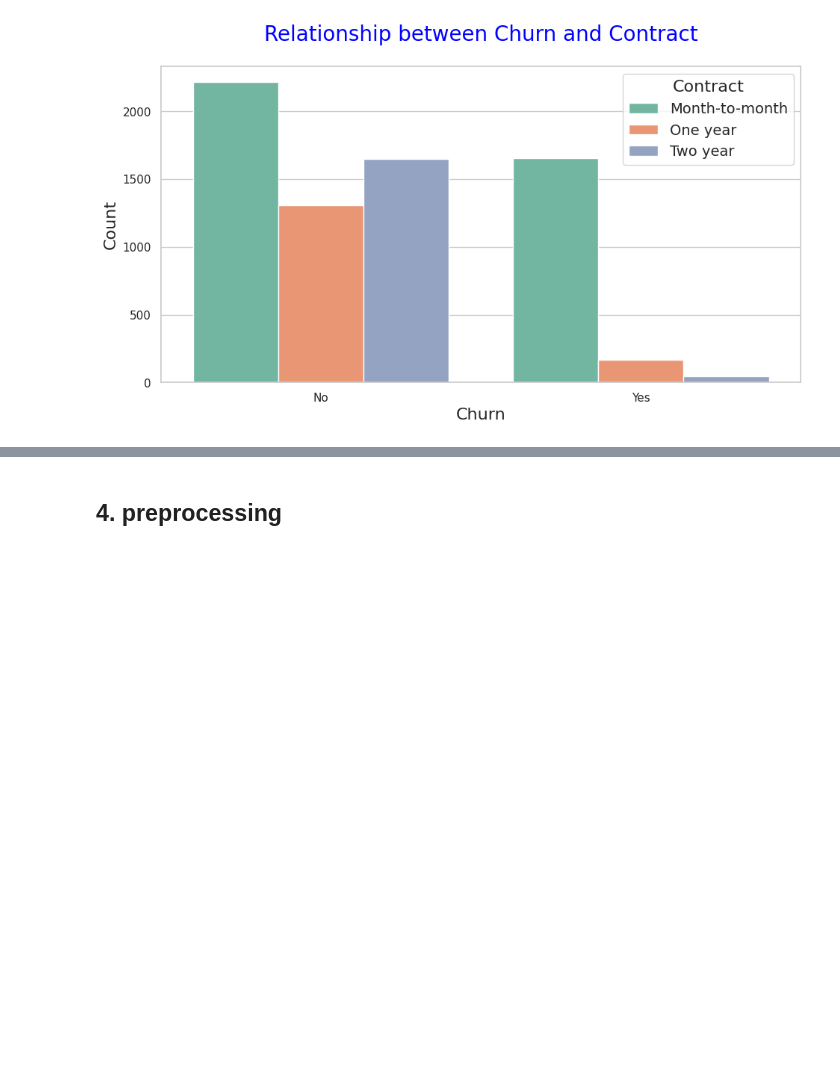
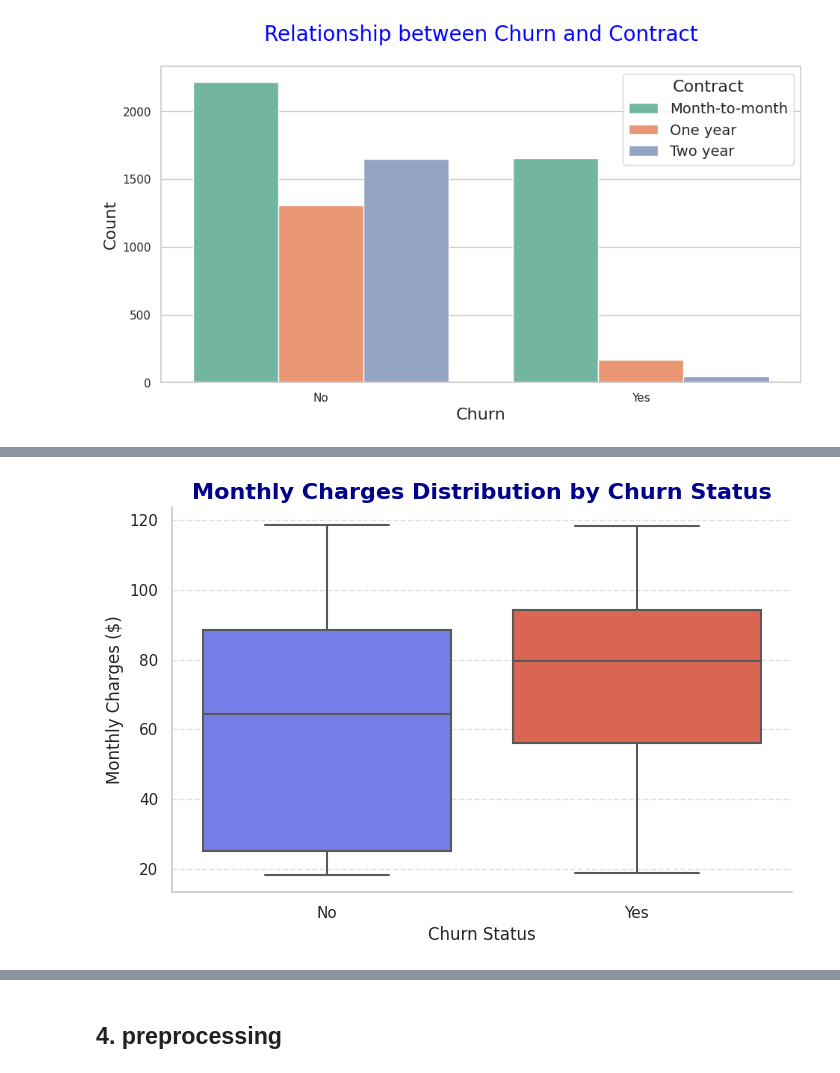
Before and after one commit to ALIADE1/150-Interview-LeetCode, a Jupyter notebook: customer-churn-prediction.ipynb, the cells around one changed output, grey strips where cells are left out. Cells and saved outputs as stored; diff of their text form; code cells hidden in the pictures; blank space fills up the shorter version.

```diff
--- a/customer-churn-prediction.ipynb
+++ b/customer-churn-prediction.ipynb
@@ -300,3 +260,22 @@ fig.show()
+# %%
+plt.figure(figsize=(8, 5))
+
+sns.boxplot(
+    data=df,
+    x="Churn",
+    y="MonthlyCharges",
+    palette={"No": "#636EFA", "Yes": "#EF553B"}
+)
+
+plt.title("Monthly Charges Distribution by Churn Status", fontsize=16, fontweight="bold", color="darkblue")
+plt.xlabel("Churn Status", fontsize=12)
+plt.ylabel("Monthly Charges ($)", fontsize=12)
+
+sns.despine()
+plt.grid(axis='y', linestyle='--', alpha=0.6)
+plt.show()
+# %% [output]
+[figure, added]
 # %%
 df["TotalCharges"] = pd.to_numeric(df["TotalCharges"], errors="coerce")
 
```
Also changed, not shown: parts of 9 cells of this notebook.
